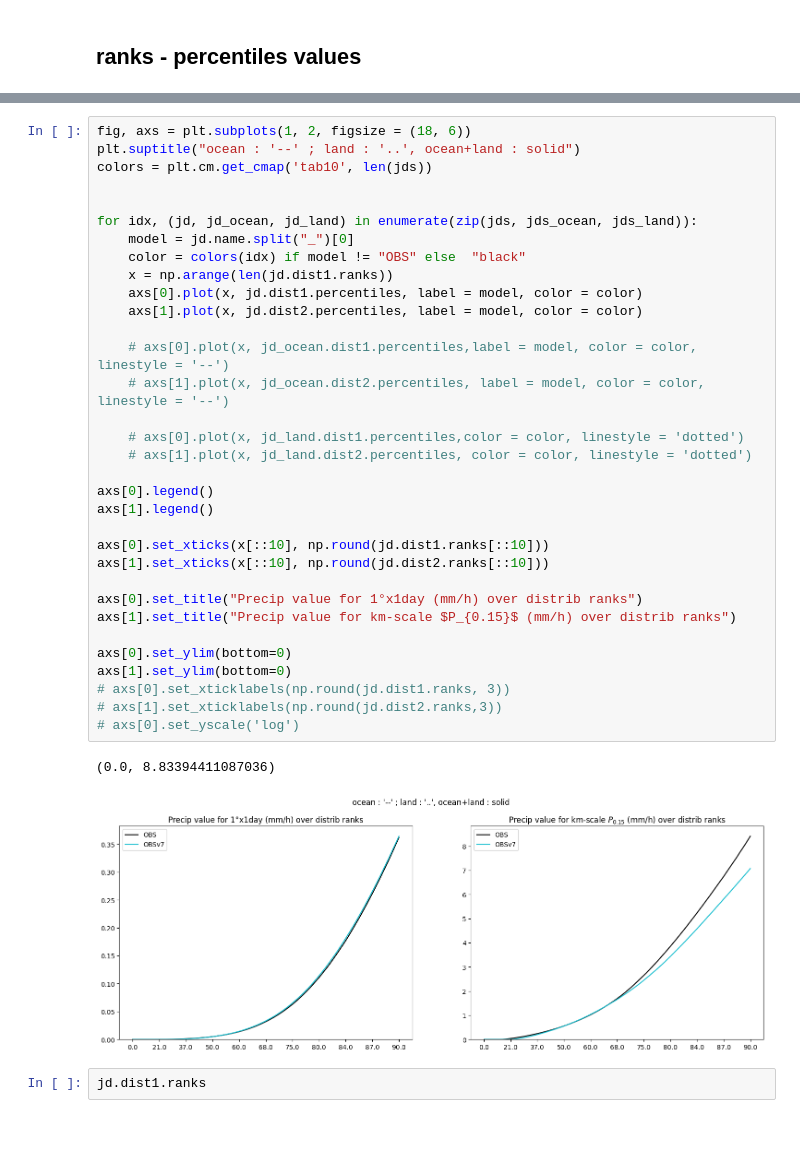
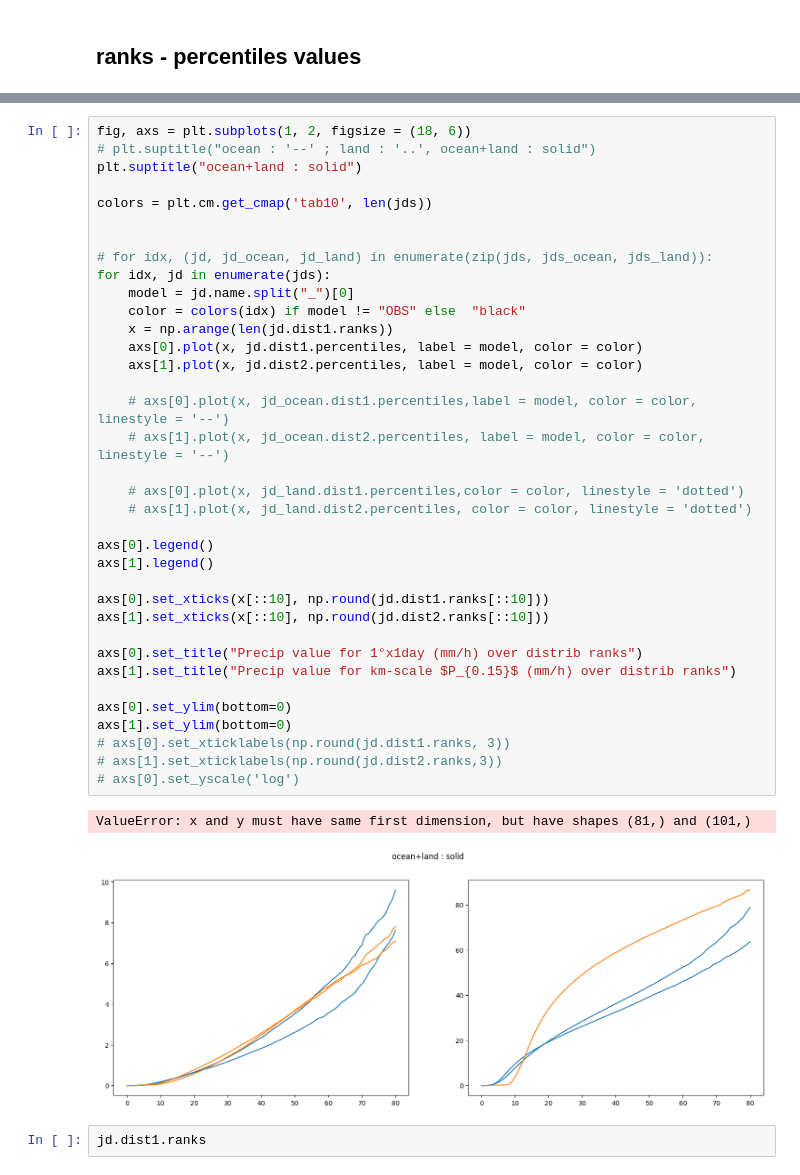
Before and after one commit to 19carenso/tempest, a Jupyter notebook: article/fig_suppl1.ipynb, the cells around one changed output, grey strips where cells are left out. Drawn from its saved outputs; the diff is of its cells as text; blank space fills up the shorter version.

```diff
--- a/article/fig_suppl1.ipynb
+++ b/article/fig_suppl1.ipynb
@@ -83,39 +219,42 @@ Overwrite set to true, so computing basics and saving them
 # %%
 fig, axs = plt.subplots(1, 2, figsize = (18, 6))
-plt.suptitle("ocean : '--' ; land : '..', ocean+land : solid")
+# plt.suptitle("ocean : '--' ; land : '..', ocean+land : solid")
+plt.suptitle("ocean+land : solid")
+
 colors = plt.cm.get_cmap('tab10', len(jds))
 
 
-for idx, (jd, jd_ocean, jd_land) in enumerate(zip(jds, jds_ocean, jds_land)):
+# for idx, (jd, jd_ocean, jd_land) in enumerate(zip(jds, jds_ocean, jds_land)):
+for idx, jd in enumerate(jds):
     model = jd.name.split("_")[0]
     color = colors(idx) if model != "OBS" else  "black"
     x = np.arange(len(jd.dist1.ranks))
     axs[0].plot(x, jd.dist1.percentiles, label = model, color = color)
     axs[1].plot(x, jd.dist2.percentiles, label = model, color = color)
 
     # axs[0].plot(x, jd_ocean.dist1.percentiles,label = model, color = color, linestyle = '--')
     # axs[1].plot(x, jd_ocean.dist2.percentiles, label = model, color = color, linestyle = '--')
 
     # axs[0].plot(x, jd_land.dist1.percentiles,color = color, linestyle = 'dotted')
     # axs[1].plot(x, jd_land.dist2.percentiles, color = color, linestyle = 'dotted')
 
 axs[0].legend()
 axs[1].legend()
 
 axs[0].set_xticks(x[::10], np.round(jd.dist1.ranks[::10]))
 axs[1].set_xticks(x[::10], np.round(jd.dist2.ranks[::10]))
 
 axs[0].set_title("Precip value for 1°x1day (mm/h) over distrib ranks")
 axs[1].set_title("Precip value for km-scale $P_{0.15}$ (mm/h) over distrib ranks")
 
 axs[0].set_ylim(bottom=0)
 axs[1].set_ylim(bottom=0)
 # axs[0].set_xticklabels(np.round(jd.dist1.ranks, 3))
 # axs[1].set_xticklabels(np.round(jd.dist2.ranks,3))
 # axs[0].set_yscale('log')
 # %% [output]
-(0.0, 8.83394411087036)
+ValueError: x and y must have same first dimension, but have shapes (81,) and (101,)
-[figure, old version]
+[figure, new version]
 # %%
 jd.dist1.ranks
 # %% [output]
```
Also changed, not shown: parts of 6 cells of this notebook, 50 other files.
